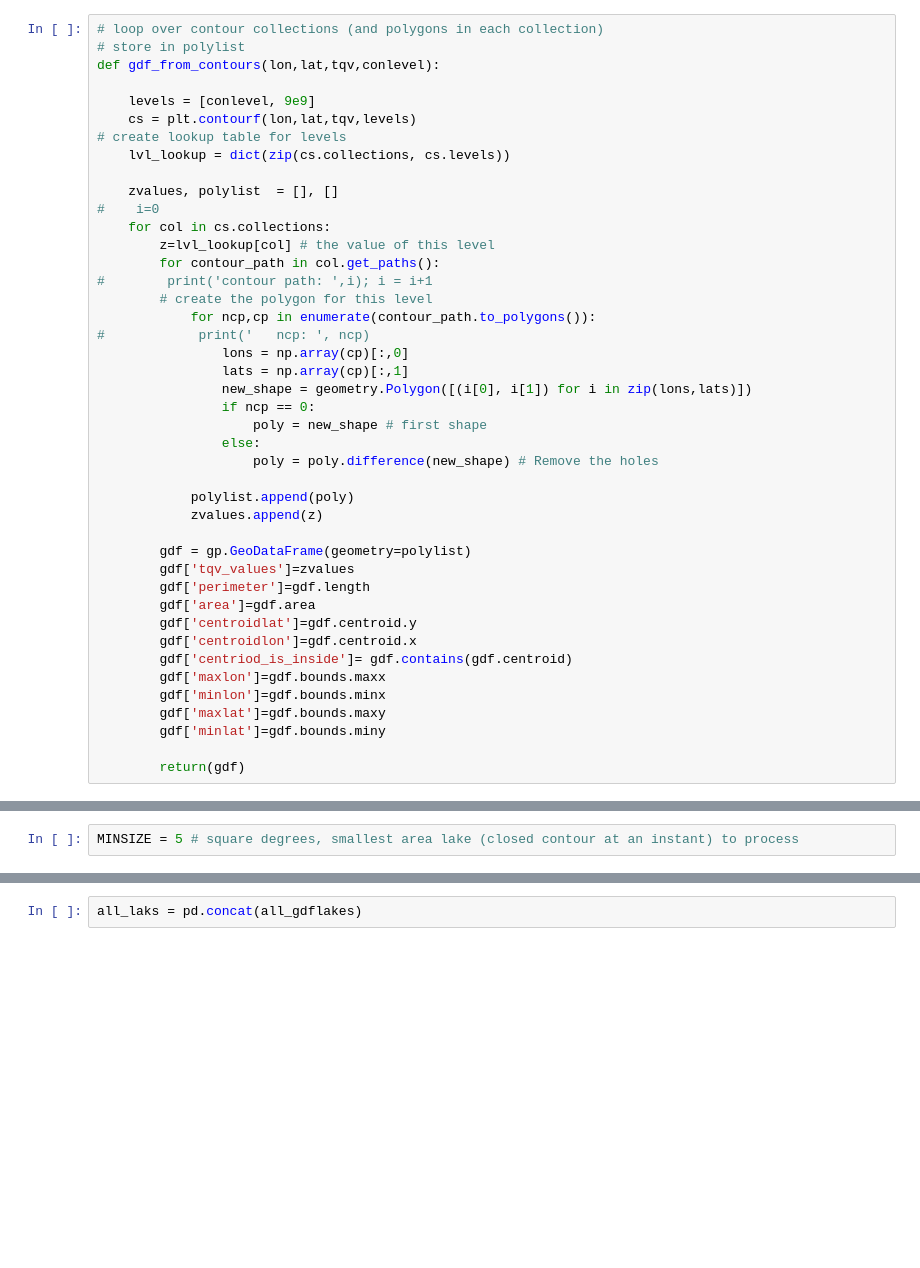
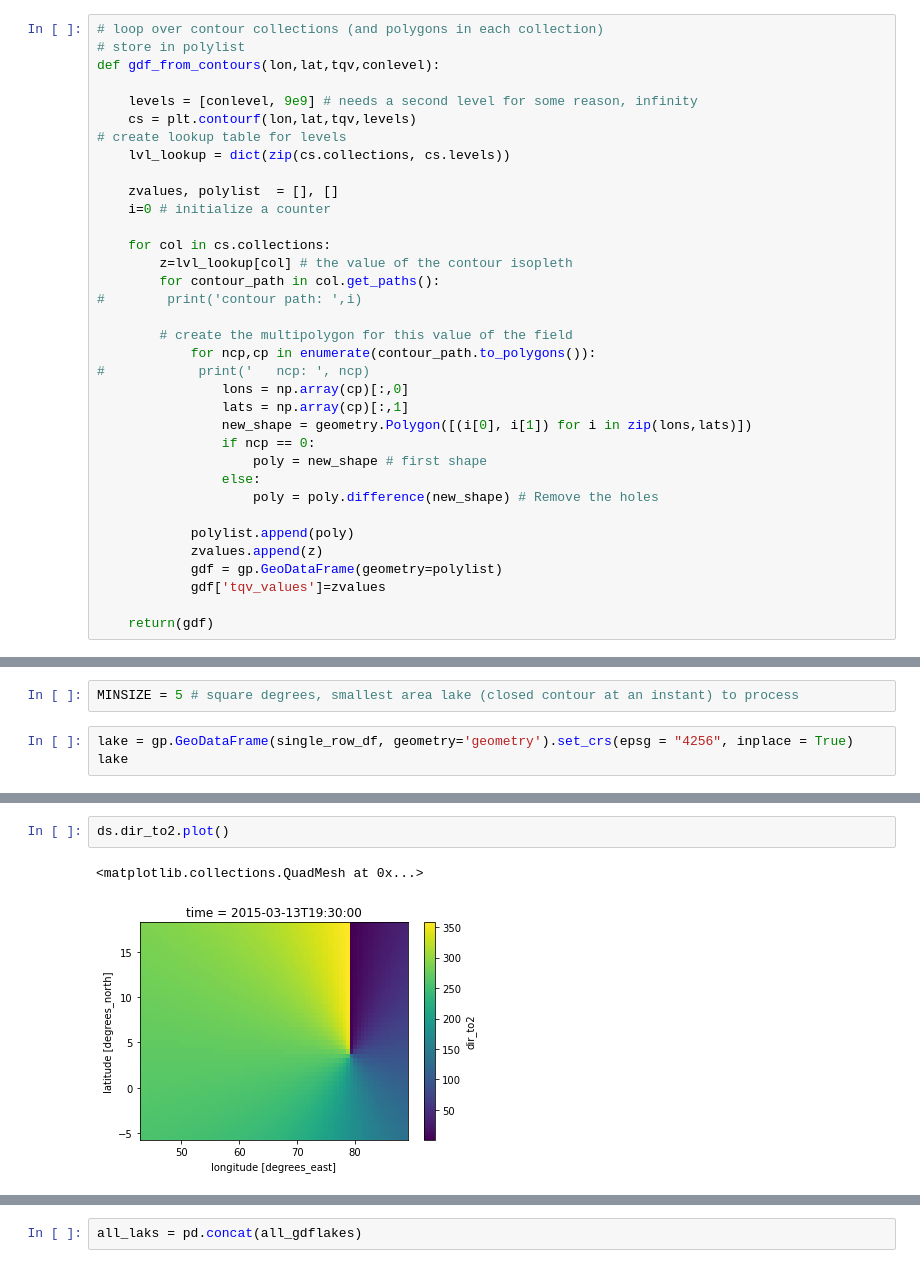
Before and after one commit to brianmapes/VaporLakes, a Jupyter notebook: Grab_contours_in_MINIMALtqv.ipynb, the cells around one changed output, grey strips where cells are left out. Drawn from its saved outputs; the diff is of its cells as text; blank space fills up the shorter version.

```diff
--- a/Grab_contours_in_MINIMALtqv.ipynb
+++ b/Grab_contours_in_MINIMALtqv.ipynb
@@ -81,18 +82,20 @@ warnings.filterwarnings("ignore")
 # store in polylist
 def gdf_from_contours(lon,lat,tqv,conlevel):
 
-    levels = [conlevel, 9e9]
+    levels = [conlevel, 9e9] # needs a second level for some reason, infinity
     cs = plt.contourf(lon,lat,tqv,levels)
 # create lookup table for levels
     lvl_lookup = dict(zip(cs.collections, cs.levels))
 
     zvalues, polylist  = [], []
-#    i=0
+    i=0 # initialize a counter
+
     for col in cs.collections:
-        z=lvl_lookup[col] # the value of this level
+        z=lvl_lookup[col] # the value of the contour isopleth
         for contour_path in col.get_paths():
-#        print('contour path: ',i); i = i+1
-        # create the polygon for this level
+#        print('contour path: ',i)
+
+        # create the multipolygon for this value of the field
             for ncp,cp in enumerate(contour_path.to_polygons()):
 #            print('   ncp: ', ncp)
                 lons = np.array(cp)[:,0]
@@ -105,23 +108,16 @@ def gdf_from_contours(lon,lat,tqv,conlevel):
 
             polylist.append(poly)
             zvalues.append(z)
+            gdf = gp.GeoDataFrame(geometry=polylist)
+            gdf['tqv_values']=zvalues
 
-        gdf = gp.GeoDataFrame(geometry=polylist)
-        gdf['tqv_values']=zvalues
-        gdf['perimeter']=gdf.length
-        gdf['area']=gdf.area
-        gdf['centroidlat']=gdf.centroid.y
-        gdf['centroidlon']=gdf.centroid.x
-        gdf['centriod_is_inside']= gdf.contains(gdf.centroid)
-        gdf['maxlon']=gdf.bounds.maxx
-        gdf['minlon']=gdf.bounds.minx
-        gdf['maxlat']=gdf.bounds.maxy
-        gdf['minlat']=gdf.bounds.miny
-
-        return(gdf)
+    return(gdf)
 # %% [markdown]
 ------------
 
 # Open each dataset in xarray, and loop over all times in it
 # %%
 MINSIZE = 5 # square degrees, smallest area lake (closed contour at an instant) to process
+# %%
+lake = gp.GeoDataFrame(single_row_df, geometry='geometry').set_crs(epsg = "4256", inplace = True)
+lake
@@ -219,0 +244,5 @@ for ifile in range( len(files) ):
+# %%
+ds.dir_to2.plot()
+# %% [output]
+<matplotlib.collections.QuadMesh at 0x...>
+[figure, added]
```
Also changed, not shown: parts of 53 cells of this notebook.
